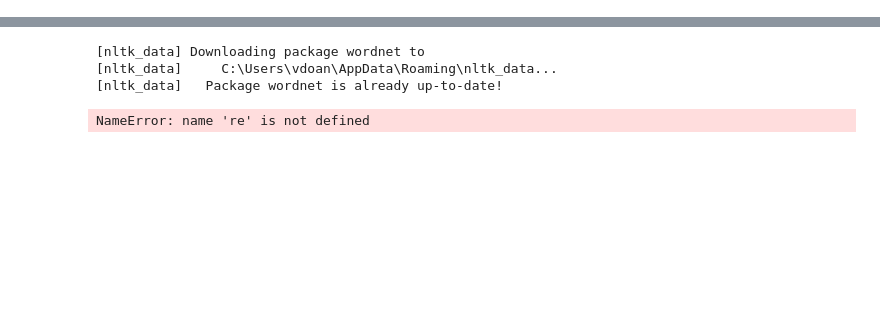
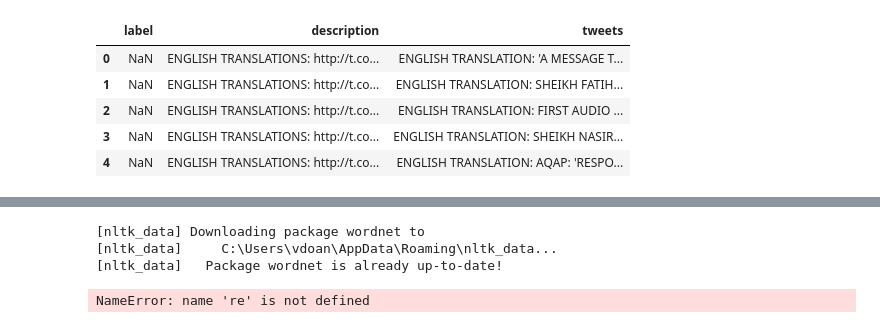
Before and after one commit to tannn/machine-learning, a Jupyter notebook: project/Feature_Extraction .ipynb, the cells around one changed output, grey strips where cells are left out. Saved outputs shown, nothing was run; the diff lists cells and outputs as text; code cells hidden in the pictures; blank space fills up the shorter version.

```diff
--- a/project/Feature_Extraction .ipynb
+++ b/project/Feature_Extraction .ipynb
@@ -15,0 +16,10 @@ len(df)
+# %%
+df_isis = pd.read_csv("tweets.csv")
+df_isis.head()
+# %% [output]
+|  | label | description | tweets |
+| 0 | NaN | ENGLISH TRANSLATIONS: http://t.co... | ENGLISH TRANSLATION: 'A MESSAGE T... |
+| 1 | NaN | ENGLISH TRANSLATIONS: http://t.co... | ENGLISH TRANSLATION: SHEIKH FATIH... |
+| 2 | NaN | ENGLISH TRANSLATIONS: http://t.co... | ENGLISH TRANSLATION: FIRST AUDIO ... |
+| 3 | NaN | ENGLISH TRANSLATIONS: http://t.co... | ENGLISH TRANSLATION: SHEIKH NASIR... |
+| 4 | NaN | ENGLISH TRANSLATIONS: http://t.co... | ENGLISH TRANSLATION: AQAP: 'RESPO... |
```
Also changed, not shown: parts of 46 cells of this notebook, 2 other files.
